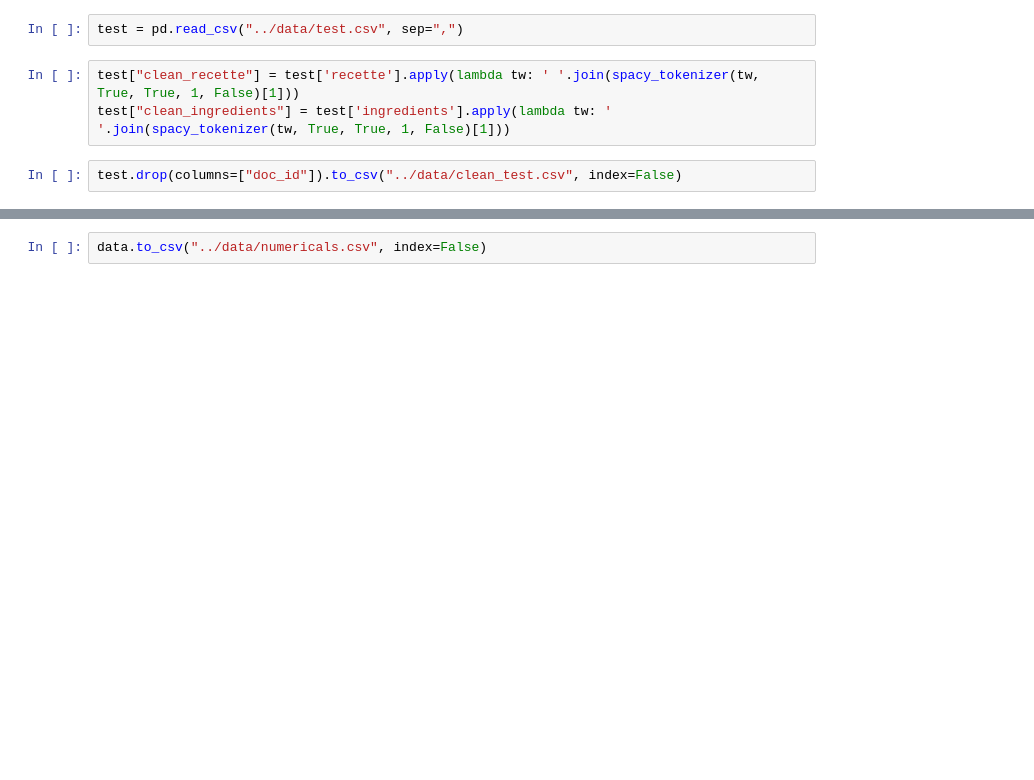
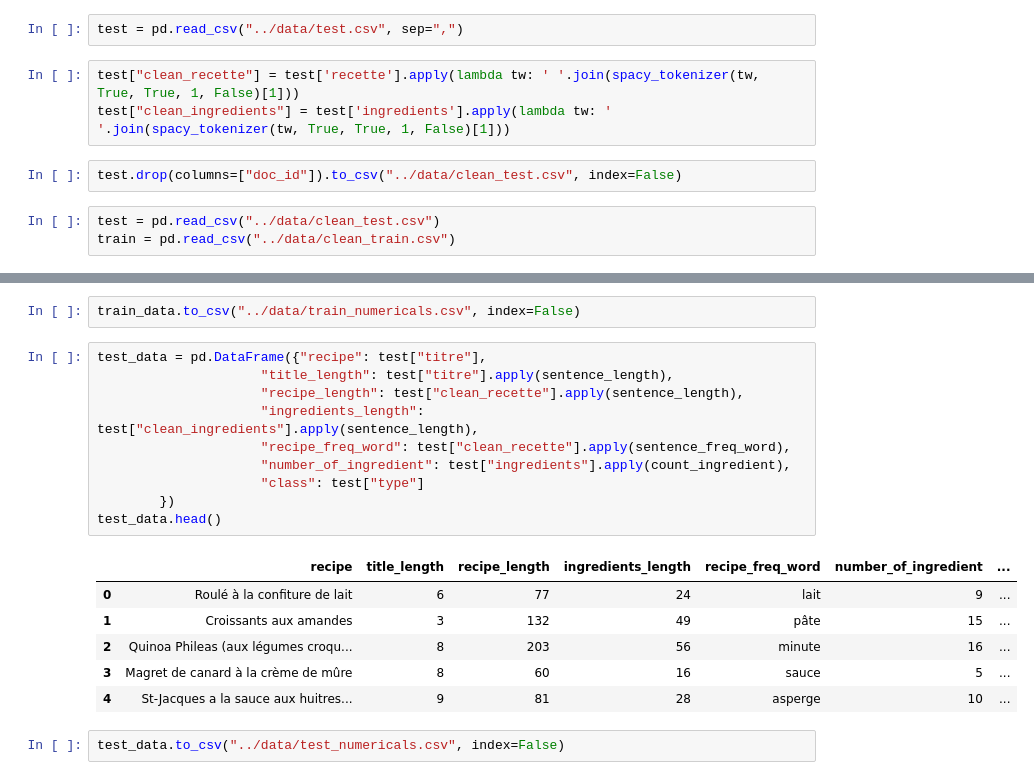
Before and after one commit to sedjroa/genie_classi_recettes, a Jupyter notebook: src/etl_step.ipynb, the cells around one changed output, grey strips where cells are left out. Cells and saved outputs as stored; diff of their text form; blank space fills up the shorter version.

```diff
--- a/src/etl_step.ipynb
+++ b/src/etl_step.ipynb
@@ -410,4 +410,7 @@ test["clean_recette"] = test['recette'].apply(lambda tw: ' '.join(spacy_tokenize
 test["clean_ingredients"] = test['ingredients'].apply(lambda tw: ' '.join(spacy_tokenizer(tw, True, True, 1, False)[1]))
 # %%
 test.drop(columns=["doc_id"]).to_csv("../data/clean_test.csv", index=False)
+# %%
+test = pd.read_csv("../data/clean_test.csv")
+train = pd.read_csv("../data/clean_train.csv")
 # %%
@@ -428,4 +431,23 @@ data.head()
 | 3 | Gâteau au yaourt au coco sans hui... | 9 | 25 | 25 | mélanger | 9 | ... |
 | 4 | Crêpes au canard laqué | 4 | 145 | 56 | ajouter | 15 | ... |
 # %%
-data.to_csv("../data/numericals.csv", index=False)
+train_data.to_csv("../data/train_numericals.csv", index=False)
+# %%
+test_data = pd.DataFrame({"recipe": test["titre"],
+                     "title_length": test["titre"].apply(sentence_length),
+                     "recipe_length": test["clean_recette"].apply(sentence_length),
+                     "ingredients_length": test["clean_ingredients"].apply(sentence_length),
+                     "recipe_freq_word": test["clean_recette"].apply(sentence_freq_word),
+                     "number_of_ingredient": test["ingredients"].apply(count_ingredient),
+                     "class": test["type"]
+        })
+test_data.head()
+# %% [output]
+|  | recipe | title_length | recipe_length | ingredients_length | recipe_freq_word | number_of_ingredient | ... |
+| 0 | Roulé à la confiture de lait | 6 | 77 | 24 | lait | 9 | ... |
+| 1 | Croissants aux amandes | 3 | 132 | 49 | pâte | 15 | ... |
+| 2 | Quinoa Phileas (aux légumes croqu... | 8 | 203 | 56 | minute | 16 | ... |
+| 3 | Magret de canard à la crème de mûre | 8 | 60 | 16 | sauce | 5 | ... |
+| 4 | St-Jacques a la sauce aux huitres... | 9 | 81 | 28 | asperge | 10 | ... |
+# %%
+test_data.to_csv("../data/test_numericals.csv", index=False)
```
Also changed, not shown: parts of 1 cell of this notebook, 3 other files.
